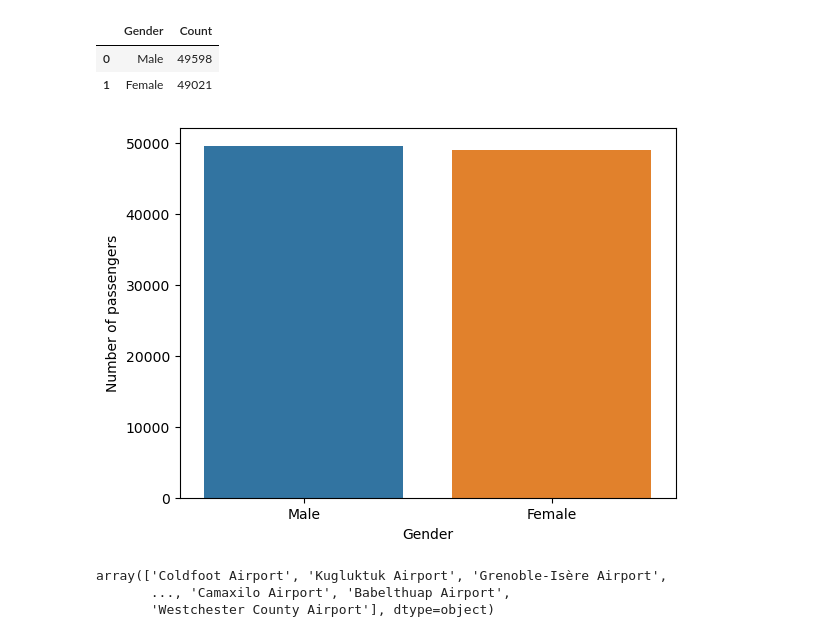
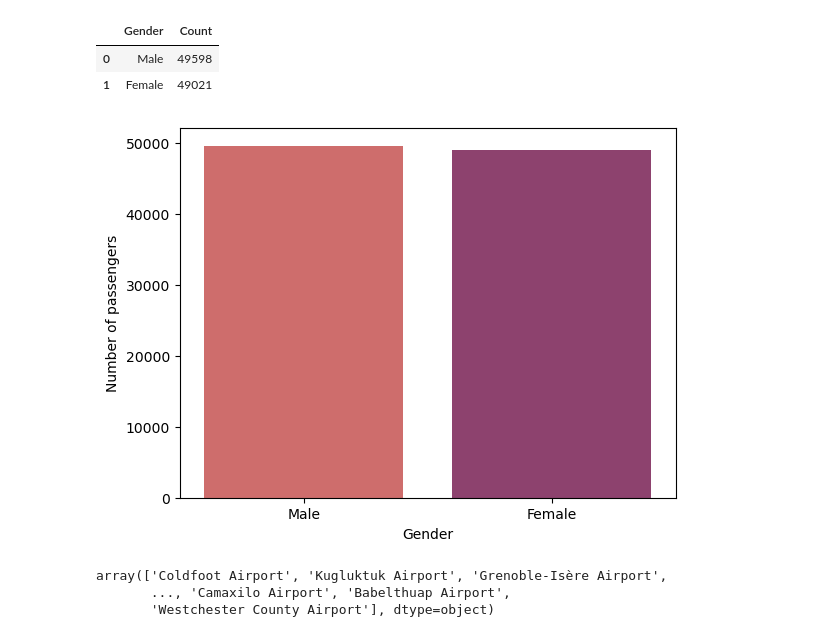
Before and after one commit to aadarshaAB/Airline-Delay-Prediction, a Jupyter notebook: Untitled.ipynb, the cells around one changed output. Drawn from its saved outputs; the diff is of its cells as text; code cells hidden in the pictures.

```diff
--- a/Untitled.ipynb
+++ b/Untitled.ipynb
@@ -28,6 +29,10 @@ df.head(10)
 | 7 | pqixbY | Perceval | Dallosso | Male | 36 | Vietnam | Maestro Wilson Fonseca Airport | ... |
 | 8 | QNAs2R | Aleda | Pigram | Female | 35 | Palestinian Territory | Venice Marco Polo Airport | ... |
 | 9 | 3jmudz | Burlie | Schustl | Male | 13 | Thailand | Vermilion Airport | ... |
+# %%
+#Cleaning data
+column_names=['Passenger ID', 'First Name', 'Last Name','Airport Country Code','Airport Continent','Pilot Name']
+df=df.drop(column_names,axis=1)
 # %%
 df.dtypes
 # %% [output]
@@ -102,12 +101,12 @@ gender_count
 | 0 | Male | 49598 |
 | 1 | Female | 49021 |
 # %%
-sns.barplot(x="Gender",y="Count",data=gender_count)
+sns.barplot(x="Gender",y="Count",data=gender_count,palette='flare')
 plt.xlabel("Gender")
 plt.ylabel("Number of passengers")
 plt.show()
 # %% [output]
-[figure, old version]
+[figure, new version]
 # %%
 df["Airport Name"].unique()
 # %% [output]
```
Also changed, not shown: parts of 9 cells of this notebook.
